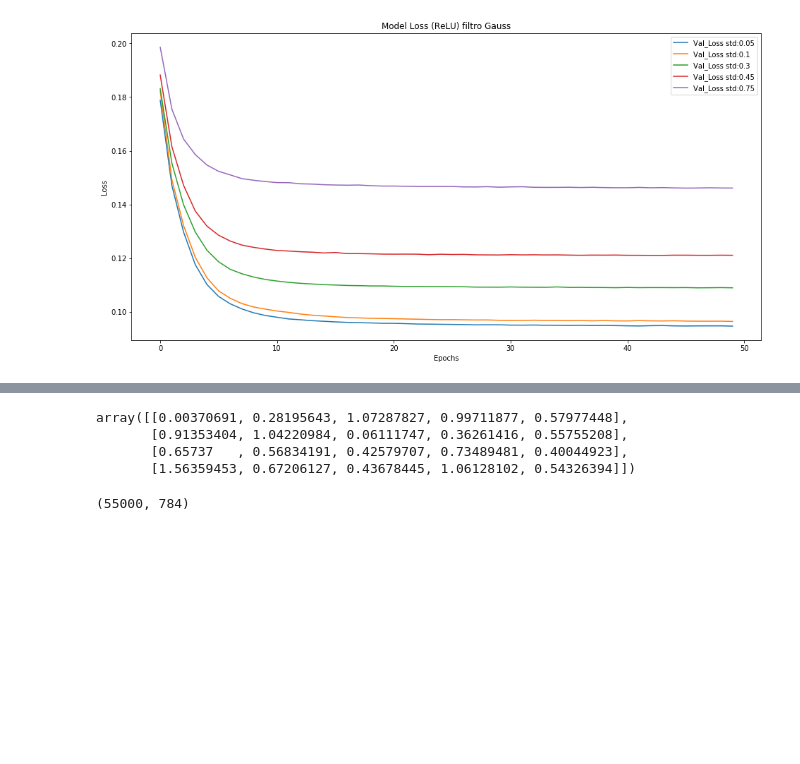
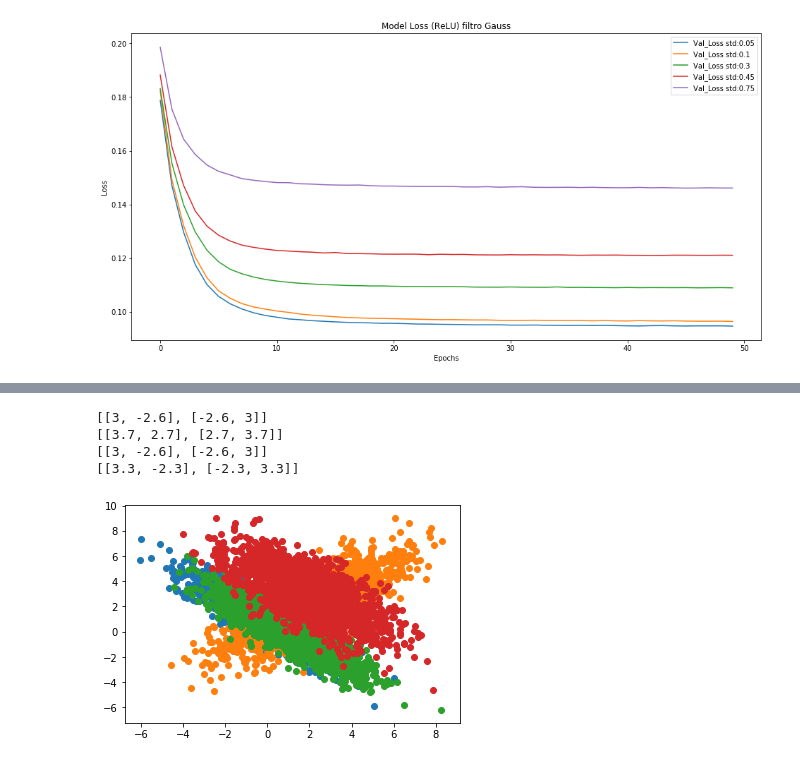
Before and after one commit to AlfredoAlfi/NNTarea2, a Jupyter notebook: Pregunta3.ipynb, the cells around one changed output, grey strips where cells are left out. Saved outputs shown, nothing was run; the diff lists cells and outputs as text; code cells hidden in the pictures; blank space fills up the shorter version.

```diff
--- a/Pregunta3.ipynb
+++ b/Pregunta3.ipynb
@@ -1162,13 +1282,41 @@ Encoder Accuracy en base KNN:  0.9535 con 39.7011513710022 segundos
+# %%
+import numpy as np
+import matplotlib.pyplot as plt
+from scipy.stats import *
+import scipy
+
+def isPSD(A, tol=1e-8):
+    E,V = scipy.linalg.eigh(A)
+    return np.all(E > -tol)
+
+covs=[[[2.2,-2.0],[-2.0,2.2]], [[3.3,-2.3],[-2.3,3.3]], [[5,4.3],[4.3,5]], [[3.7,2.7],[2.7,3.7]], [[6.3,6.2],[6.2,6.3]],
+      [[6.2,5.7],[5.7,6.2]], [[5,4.5],[4.5,5]], [[3,-2.6],[-2.6,3]] , [[5.3,2.3],[6.3,5.3]]]
+def filtroVision_gauss(n_bloques, covs):
+    muestras_gauss=[]
+    for n_bloq in range(n_bloques*n_bloques):
+        mean=[np.random.randint(5),np.random.randint(5)]
+        random=np.random.randint(3)
+        cov=covs[np.random.randint(len(covs))]
+        print (cov)
+        muestras_gauss_temp=[]
+        for i in range(2000):
+            muestras_gauss_temp.append(multivariate_normal(mean,cov).rvs().tolist())
+        muestras_gauss.append(muestras_gauss_temp)
+    return muestras_gauss
+# %%
+muestras=filtroVision_gauss(2, covs)
+
+#np.random.random()
+# %% [output]
+[[3, -2.6], [-2.6, 3]]
+[[3.7, 2.7], [2.7, 3.7]]
+[[3, -2.6], [-2.6, 3]]
+[[3.3, -2.3], [-2.3, 3.3]]
+# %%
+for muestra in muestras:
+    plt.scatter(np.asarray(muestra)[:,0],np.asarray(muestra)[:,1])
+plt.show()
+# %% [output]
+[figure, added]
 # %%
 ####probar gaussianas de valores en la matriz de datos (como atención en zonas)
-# %%
-np.random.normal(0.6, 0.3, (4, 5))
-# %% [output]
-array([[0.00370691, 0.28195643, 1.07287827, 0.99711877, 0.57977448],
-       [0.91353404, 1.04220984, 0.06111747, 0.36261416, 0.55755208],
-       [0.65737   , 0.56834191, 0.42579707, 0.73489481, 0.40044923],
-       [1.56359453, 0.67206127, 0.43678445, 1.06128102, 0.54326394]])
-# %%
-x_train.shape
-# %% [output]
-(55000, 784)
```
Also changed, not shown: parts of 43 cells of this notebook, 7 other files.
